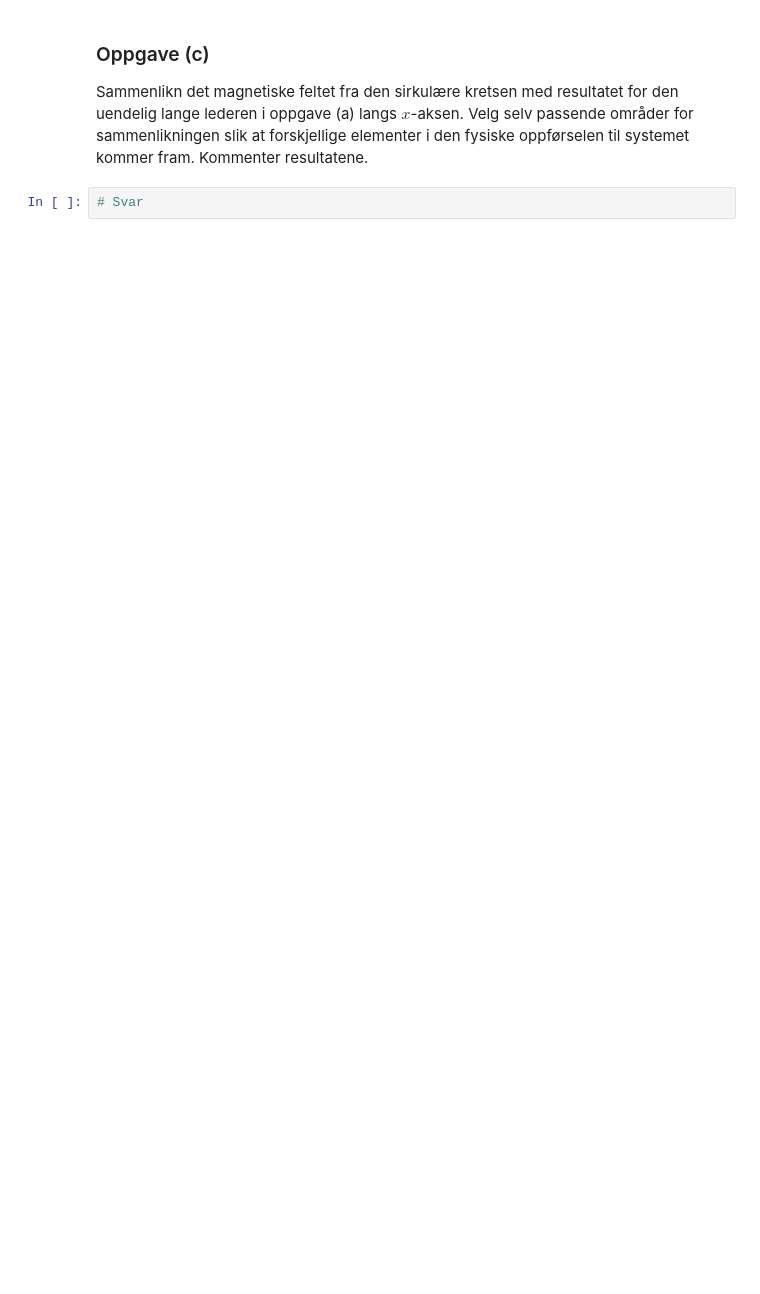
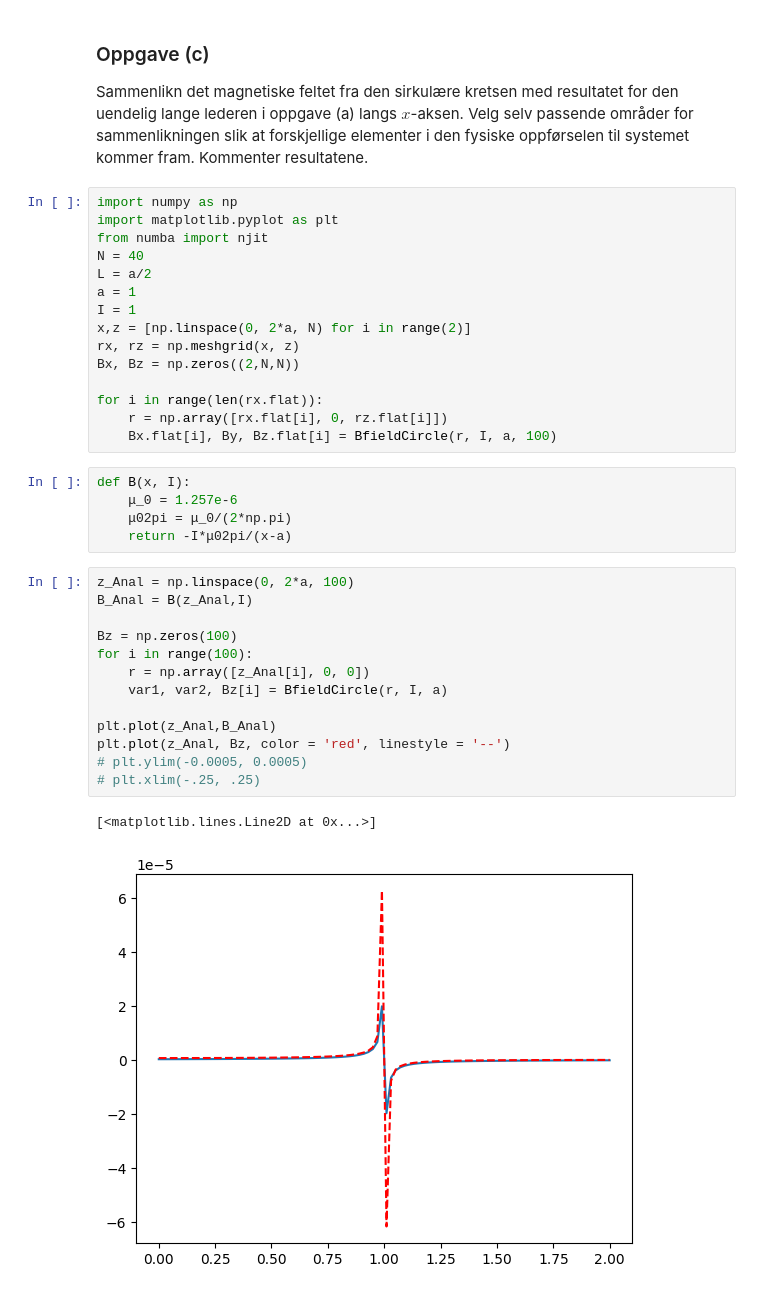
Before and after one commit to Oskar-Idland/FYS-1120, a Jupyter notebook: fys1120-prove-oppgave2.ipynb, the cells around one changed output. Cells and saved outputs as stored; diff of their text form; blank space fills up the shorter version.

```diff
--- a/fys1120-prove-oppgave2.ipynb
+++ b/fys1120-prove-oppgave2.ipynb
@@ -67,5 +123,39 @@ Skriv et program som finner det magnetiske feltet fra en sirkelformet krets med
 # %% [markdown]
 ### Oppgave (c)
 Sammenlikn det magnetiske feltet fra den sirkulære kretsen med resultatet for den uendelig lange lederen i oppgave (a) langs $x$-aksen. Velg selv passende områder for sammenlikningen slik at forskjellige elementer i den fysiske oppførselen til systemet kommer fram. Kommenter resultatene.
-# %%
-# Svar
+# %%
+import numpy as np
+import matplotlib.pyplot as plt
+from numba import njit
+N = 40
+L = a/2
+a = 1
+I = 1
+x,z = [np.linspace(0, 2*a, N) for i in range(2)]
+rx, rz = np.meshgrid(x, z)
+Bx, Bz = np.zeros((2,N,N))
+
+for i in range(len(rx.flat)):
+    r = np.array([rx.flat[i], 0, rz.flat[i]])
+    Bx.flat[i], By, Bz.flat[i] = BfieldCircle(r, I, a, 100)
+# %%
+def B(x, I):
+    μ_0 = 1.257e-6
+    μ02pi = μ_0/(2*np.pi)
+    return -I*μ02pi/(x-a)
+# %%
+z_Anal = np.linspace(0, 2*a, 100)
+B_Anal = B(z_Anal,I)
+
+Bz = np.zeros(100)
+for i in range(100):
+    r = np.array([z_Anal[i], 0, 0])
+    var1, var2, Bz[i] = BfieldCircle(r, I, a)
+
+plt.plot(z_Anal,B_Anal)
+plt.plot(z_Anal, Bz, color = 'red', linestyle = '--')
+# plt.ylim(-0.0005, 0.0005)
+# plt.xlim(-.25, .25)
+# %% [output]
+[<matplotlib.lines.Line2D at 0x...>]
+[figure, added]
```
Also changed, not shown: parts of 13 cells of this notebook, 43 other files.
